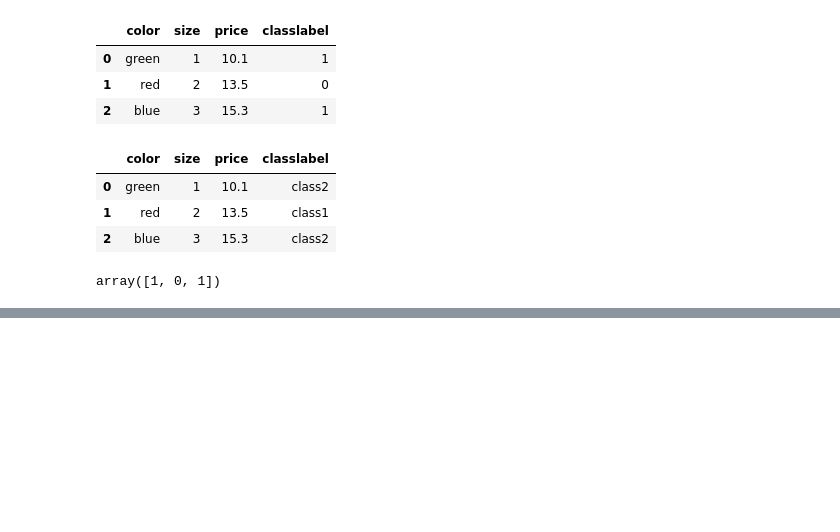
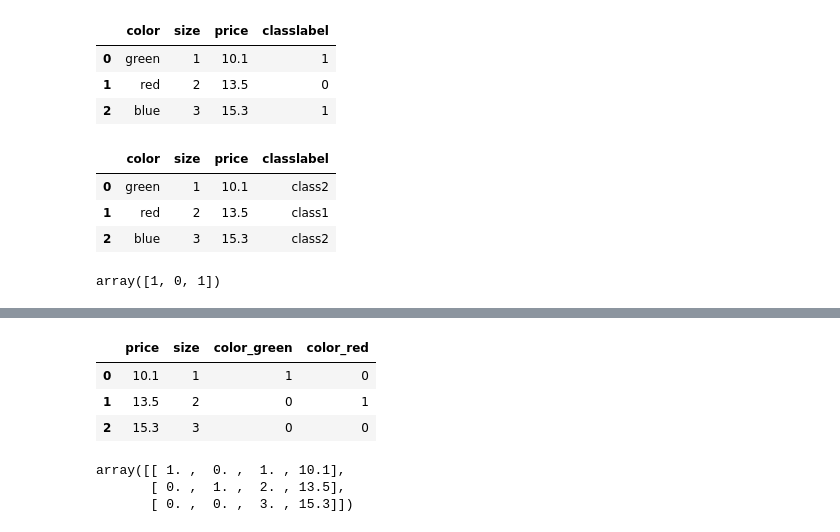
Before and after one commit to willianpina/Machine_Learning_Studies, a Jupyter notebook: Preprocessamento de dados.ipynb, the cells around one changed output, grey strips where cells are left out. Drawn from its saved outputs; the diff is of its cells as text; code cells hidden in the pictures; blank space fills up the shorter version.

```diff
--- a/Preprocessamento de dados.ipynb
+++ b/Preprocessamento de dados.ipynb
@@ -199,0 +254,20 @@ array([1, 0, 1])
+# %%
+# Usando o argumento drop_first=True
+pd.get_dummies(df[['price','color','size']],
+                    drop_first=True)
+# %% [output]
+|  | price | size | color_green | color_red |
+| 0 | 10.1 | 1 | 1 | 0 |
+| 1 | 13.5 | 2 | 0 | 1 |
+| 2 | 15.3 | 3 | 0 | 0 |
+# %%
+# No OneHotEncoder utilizando o drop="first" e o categories='auto'
+
+color_ohe = OneHotEncoder(categories='auto', drop='first')
+c_transf = ColumnTransformer([ ('onehot', color_ohe, [0]),
+                               ('nothing', 'passthrough', [1, 2])])
+c_transf.fit_transform(X).astype(float)
+# %% [output]
+array([[ 1. ,  0. ,  1. , 10.1],
+       [ 0. ,  1. ,  2. , 13.5],
+       [ 0. ,  0. ,  3. , 15.3]])
```
Also changed, not shown: parts of 19 cells of this notebook.
